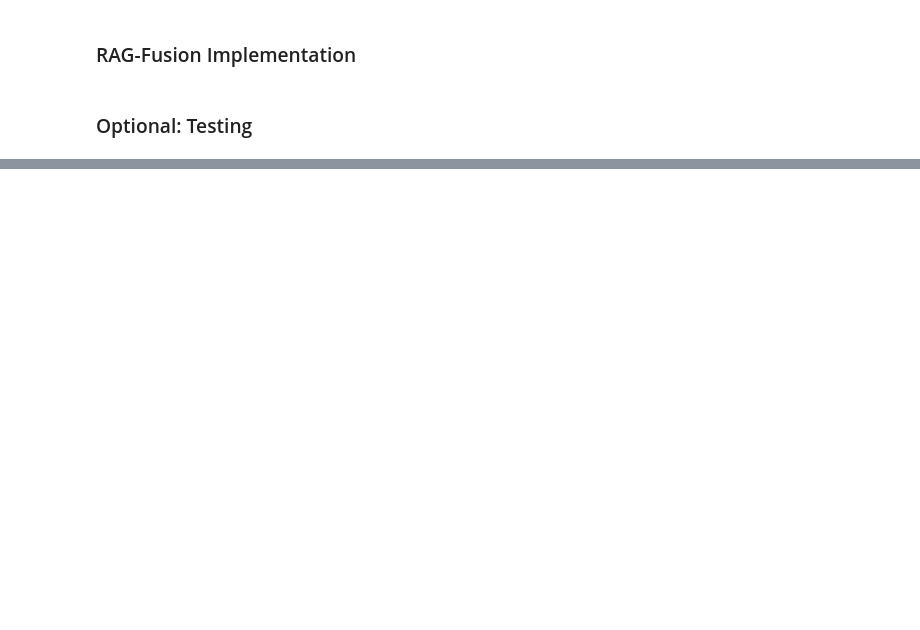
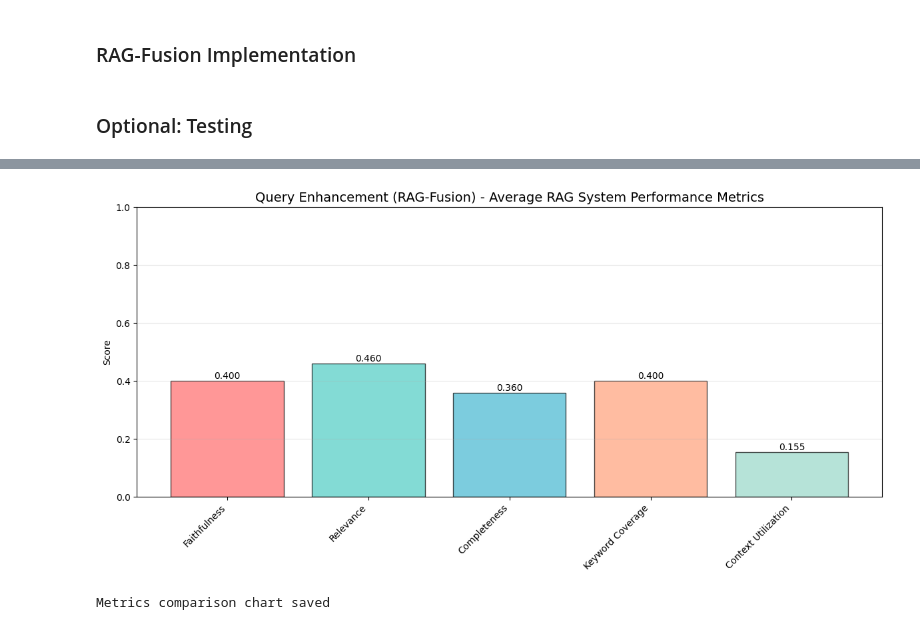
Before and after one commit to marcuskwanth/Virtual-Academic-Advisor-with-RAG, a Jupyter notebook: Code_LLM/1_QUERY_ENHANCE/RAG_Fusion/1_ragfusion_query_enhance.ipynb, the cells around one changed output, grey strips where cells are left out. Drawn from its saved outputs; the diff is of its cells as text; code cells hidden in the pictures; blank space fills up the shorter version.

```diff
--- a/Code_LLM/1_QUERY_ENHANCE/RAG_Fusion/1_ragfusion_query_enhance.ipynb
+++ b/Code_LLM/1_QUERY_ENHANCE/RAG_Fusion/1_ragfusion_query_enhance.ipynb
@@ -186,0 +633,18 @@ print(f"\nPlease see Langsmith for the full details of the execution trace.\n")
+# %%
+# Convert results to DataFrame
+df_results = pd.DataFrame(results)
+
+# Display summary statistics
+print("EVALUATION SUMMARY STATISTICS\n")
+
+metric_columns = [
+    'faithfulness', 'relevance', 'completeness', 'keyword_coverage',
+    'retrieval_avg_similarity', 'retrieval_diversity', 'context_utilization'
+]
+
+summary_stats = df_results[metric_columns].describe()
+print(summary_stats.round(3))
+
+# Save results
+df_results.to_csv('Evaluation/rag_evaluation_results.csv', index=False)
+print("\nResults saved")
@@ -186,0 +669,28 @@ print(f"\nPlease see Langsmith for the full details of the execution trace.\n")
+# %%
+# Visualization 1: Overall Metrics Comparison
+plt.figure(figsize=(12, 6))
+
+metrics_to_plot = ['faithfulness', 'relevance', 'completeness', 'keyword_coverage', 'context_utilization']
+avg_scores = df_results[metrics_to_plot].mean()
+
+colors = ['#FF6B6B', '#4ECDC4', '#45B7D1', '#FFA07A', '#98D8C8']
+bars = plt.bar(range(len(avg_scores)), avg_scores.values, color=colors, alpha=0.7, edgecolor='black')
+plt.xticks(range(len(avg_scores)), [m.replace('_', ' ').title() for m in metrics_to_plot], rotation=45, ha='right')
+plt.ylabel('Score')
+plt.title(f'{proj_name} - Average RAG System Performance Metrics', fontsize=14)
+plt.ylim(0, 1)
+plt.grid(axis='y', alpha=0.3)
+
+# Add value labels on bars
+for bar in bars:
+    height = bar.get_height()
+    plt.text(bar.get_x() + bar.get_width()/2., height, f'{height:.3f}', ha='center', va='bottom')
+
+plt.tight_layout()
+plt.savefig('Evaluation/rag_metrics_comparison.png', dpi=300, bbox_inches='tight')
+plt.show()
+
+print("Metrics comparison chart saved")
+# %% [output]
+[figure, added]
+Metrics comparison chart saved
```
Also changed, not shown: parts of 20 cells of this notebook, 28 other files.
